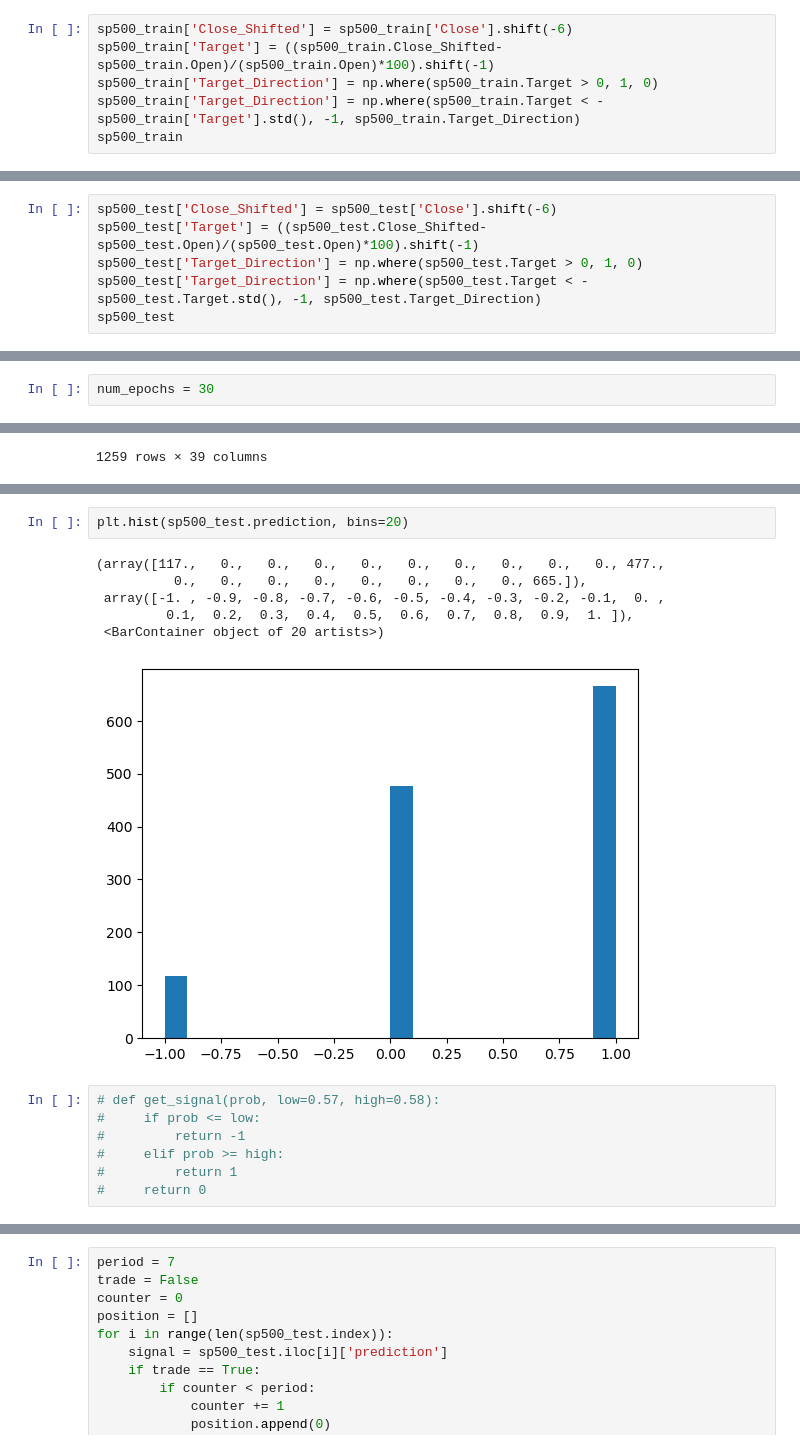
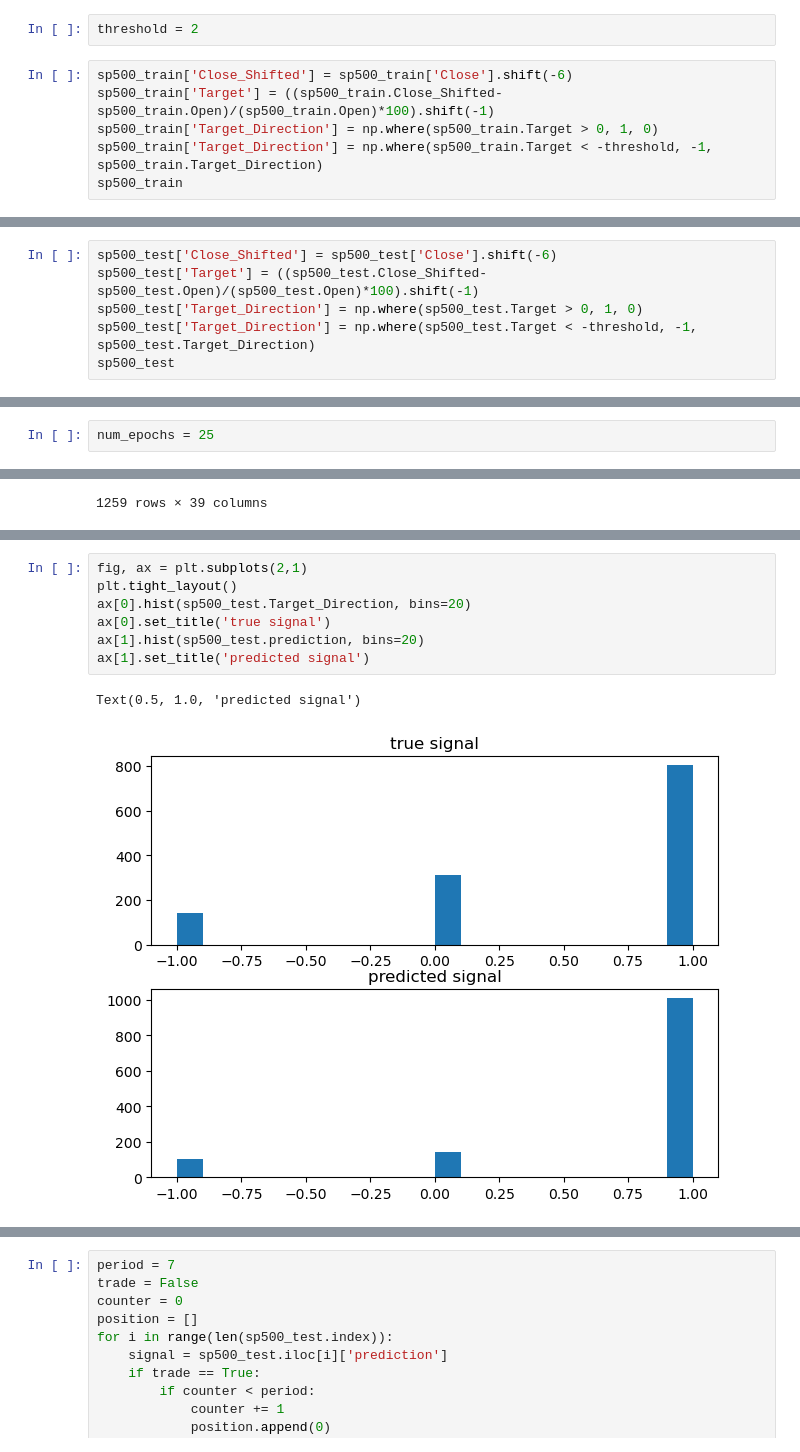
Before and after one commit to Lzhenghong/Quant-Projects, a Jupyter notebook: SP500/Conv1DFC_strategy/SP500_Conv1DFC.ipynb, the cells around one changed output, grey strips where cells are left out. Drawn from its saved outputs; the diff is of its cells as text.

```diff
--- a/SP500/Conv1DFC_strategy/SP500_Conv1DFC.ipynb
+++ b/SP500/Conv1DFC_strategy/SP500_Conv1DFC.ipynb
@@ -105,11 +105,13 @@ See the caveats in the documentation: https://pandas.pydata.org/pandas-docs/stab
 | 2020-12-30 | 373.100006 | 371.570007 | 372.339996 | 371.989990 | 494.553 | 362.894989 | 371.459991 | 372.170013 | 369.000000 | 367.570007 | ... | ... |
 | 2020-12-31 | 374.660004 | 371.230011 | 371.779999 | 373.880005 | 785.207 | 364.738831 | 371.989990 | 371.459991 | 372.170013 | 369.000000 | ... | ... |
 1259 rows × 34 columns
+# %%
+threshold = 2
 # %%
 sp500_train['Close_Shifted'] = sp500_train['Close'].shift(-6)
 sp500_train['Target'] = ((sp500_train.Close_Shifted-sp500_train.Open)/(sp500_train.Open)*100).shift(-1)
 sp500_train['Target_Direction'] = np.where(sp500_train.Target > 0, 1, 0)
-sp500_train['Target_Direction'] = np.where(sp500_train.Target < -sp500_train['Target'].std(), -1, sp500_train.Target_Direction)
+sp500_train['Target_Direction'] = np.where(sp500_train.Target < -threshold, -1, sp500_train.Target_Direction)
 sp500_train
 # %% [output]
 A value is trying to be set on a copy of a slice from a DataFrame.
@@ -150,7 +152,7 @@ See the caveats in the documentation: https://pandas.pydata.org/pandas-docs/stab
 sp500_test['Close_Shifted'] = sp500_test['Close'].shift(-6)
 sp500_test['Target'] = ((sp500_test.Close_Shifted-sp500_test.Open)/(sp500_test.Open)*100).shift(-1)
 sp500_test['Target_Direction'] = np.where(sp500_test.Target > 0, 1, 0)
-sp500_test['Target_Direction'] = np.where(sp500_test.Target < -sp500_test.Target.std(), -1, sp500_test.Target_Direction)
+sp500_test['Target_Direction'] = np.where(sp500_test.Target < -threshold, -1, sp500_test.Target_Direction)
 sp500_test
 # %% [output]
 A value is trying to be set on a copy of a slice from a DataFrame.
@@ -394,5 +398,5 @@ plt.show()
 # %%
-num_epochs = 30
+num_epochs = 25
 # %%
 train_x,train_y = sp500_train.loc[:, lagged_indicators], sp500_train[['Target_Direction']].to_numpy()
 train_x = train_x.loc[:, sorted_cols]
@@ -491,17 +495,11 @@ Text(0.5, 1.0, 'Target')
 <Figure size 2000x1200 with 0 Axes>
 # %%
-plt.hist(sp500_test.prediction, bins=20)
+fig, ax = plt.subplots(2,1)
+plt.tight_layout()
+ax[0].hist(sp500_test.Target_Direction, bins=20)
+ax[0].set_title('true signal')
+ax[1].hist(sp500_test.prediction, bins=20)
+ax[1].set_title('predicted signal')
 # %% [output]
-(array([117.,   0.,   0.,   0.,   0.,   0.,   0.,   0.,   0.,   0., 477.,
-          0.,   0.,   0.,   0.,   0.,   0.,   0.,   0., 665.]),
- array([-1. , -0.9, -0.8, -0.7, -0.6, -0.5, -0.4, -0.3, -0.2, -0.1,  0. ,
-         0.1,  0.2,  0.3,  0.4,  0.5,  0.6,  0.7,  0.8,  0.9,  1. ]),
- <BarContainer object of 20 artists>)
+Text(0.5, 1.0, 'predicted signal')
-[figure, old version]
+[figure, new version]
-# %%
-# def get_signal(prob, low=0.57, high=0.58):
-#     if prob <= low:
-#         return -1
-#     elif prob >= high:
-#         return 1
-#     return 0
```
Also changed, not shown: parts of 15 cells of this notebook, 2 other files.
